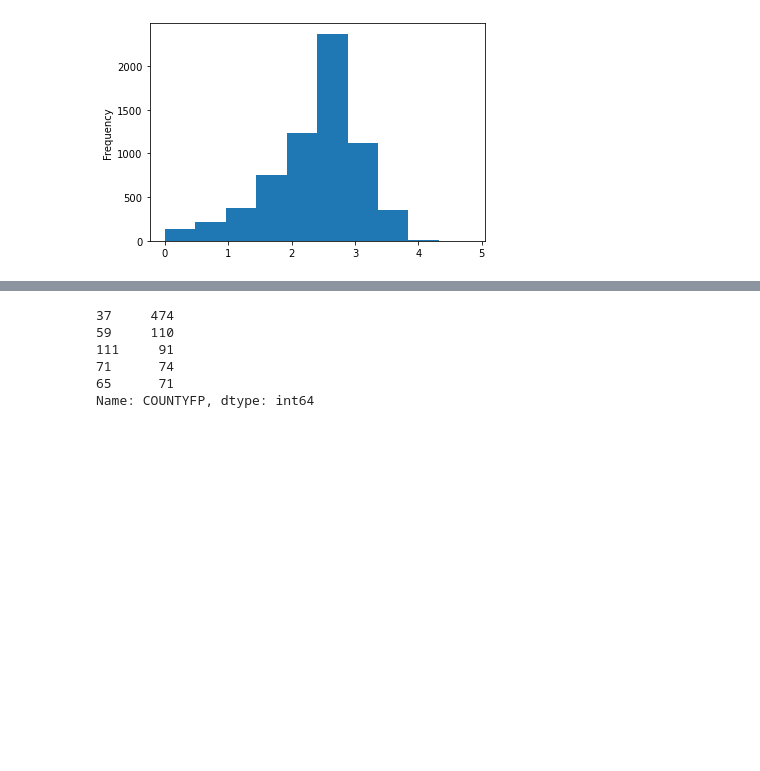
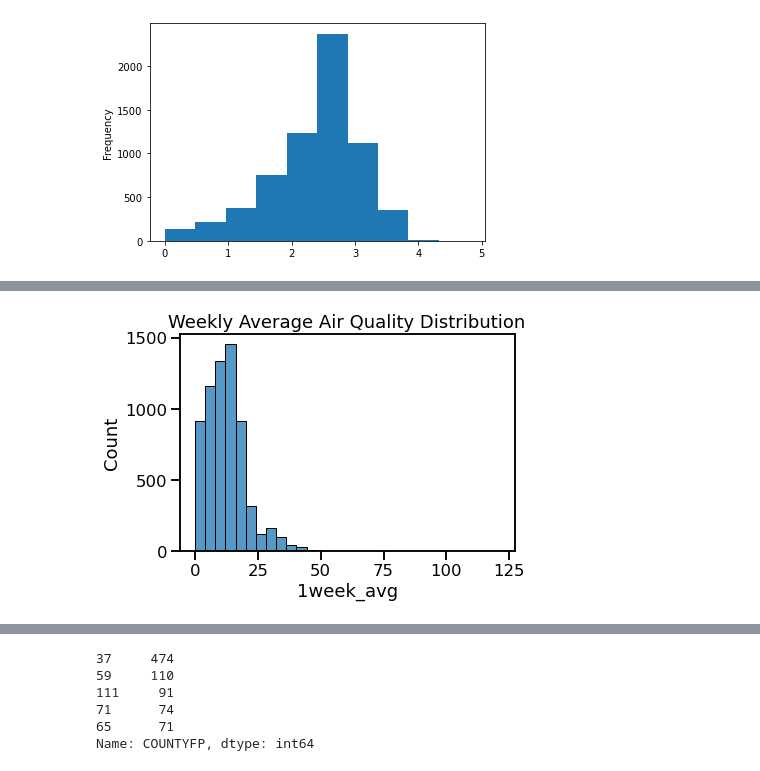
Before and after one commit to morganhof/teamwork_aq_n_walkability, a Jupyter notebook: 02_EDA_Steven.ipynb, the cells around one changed output, grey strips where cells are left out. Cells and saved outputs as stored; diff of their text form; code cells hidden in the pictures; blank space fills up the shorter version.

```diff
--- a/02_EDA_Steven.ipynb
+++ b/02_EDA_Steven.ipynb
@@ -445,0 +456,6 @@ df1['log_1week_avg'] = np.log1p(df1['1week_avg'])
+# %%
+sns.histplot(data = df1, x = '1week_avg', bins = 30)
+plt.title('Weekly Average Air Quality Distribution')
+plt.show()
+# %% [output]
+[figure, added]
```
Also changed, not shown: parts of 3 cells of this notebook.
